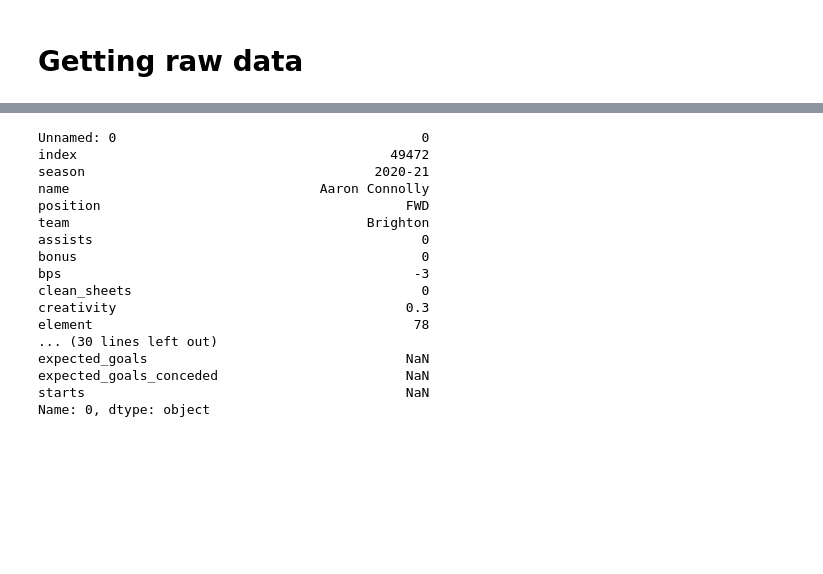
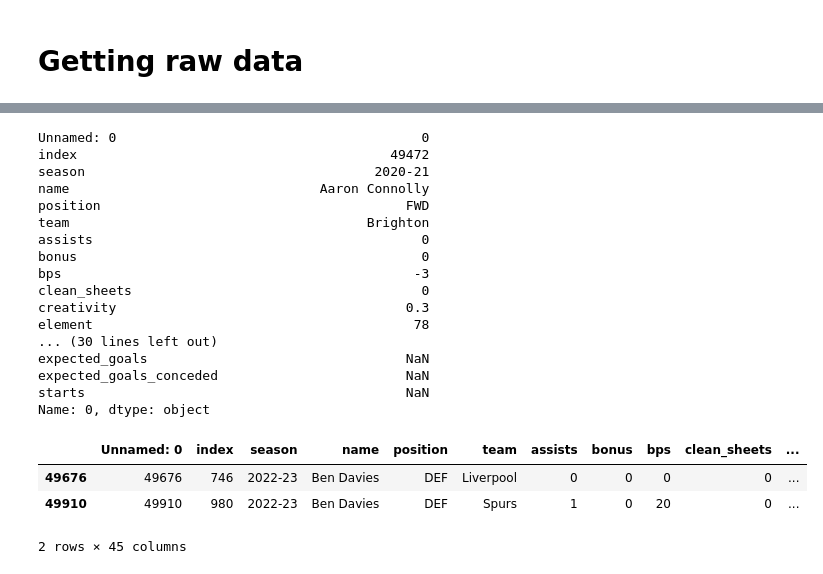
Before and after one commit to Fran3x/FPL_Model, a Jupyter notebook: notebooks/merge_FPL_fbref.ipynb, the cells around one changed output, grey strips where cells are left out. Cells and saved outputs as stored; diff of their text form; code cells hidden in the pictures; blank space fills up the shorter version.

```diff
--- a/notebooks/merge_FPL_fbref.ipynb
+++ b/notebooks/merge_FPL_fbref.ipynb
@@ -28,22 +48,29 @@ fbref
 # %%
 fpl = pd.read_csv("data/fpl_players.csv")
+# %%
+fpl.iloc[0]
+# %% [output]
+Unnamed: 0                                       0
+index                                        49472
+season                                     2020-21
+name                                Aaron Connolly
+position                                       FWD
+team                                      Brighton
+assists                                          0
+bonus                                            0
+bps                                             -3
+clean_sheets                                     0
+creativity                                     0.3
+element                                         78
+... (30 lines left out)
+expected_goals                                 NaN
+expected_goals_conceded                        NaN
+starts                                         NaN
+Name: 0, dtype: object
 # %%
-fpl.iloc[0]
+fpl[(fpl["season"] == "2022-23") & (fpl["name"] == "Ben Davies") & (fpl["GW"] == 2)]
 # %% [output]
+|  | Unnamed: 0 | index | season | name | position | team | assists | bonus | bps | clean_sheets | ... |
+| 49676 | 49676 | 746 | 2022-23 | Ben Davies | DEF | Liverpool | 0 | 0 | 0 | 0 | ... |
+| 49910 | 49910 | 980 | 2022-23 | Ben Davies | DEF | Spurs | 1 | 0 | 20 | 0 | ... |
-Unnamed: 0                                       0
-index                                        49472
-season                                     2020-21
-name                                Aaron Connolly
-position                                       FWD
-team                                      Brighton
-assists                                          0
-bonus                                            0
-bps                                             -3
-clean_sheets                                     0
-creativity                                     0.3
-element                                         78
-... (30 lines left out)
-expected_goals                                 NaN
-expected_goals_conceded                        NaN
-starts                                         NaN
-Name: 0, dtype: object
+2 rows × 45 columns
```
Also changed, not shown: parts of 14 cells of this notebook, 5 other files.
